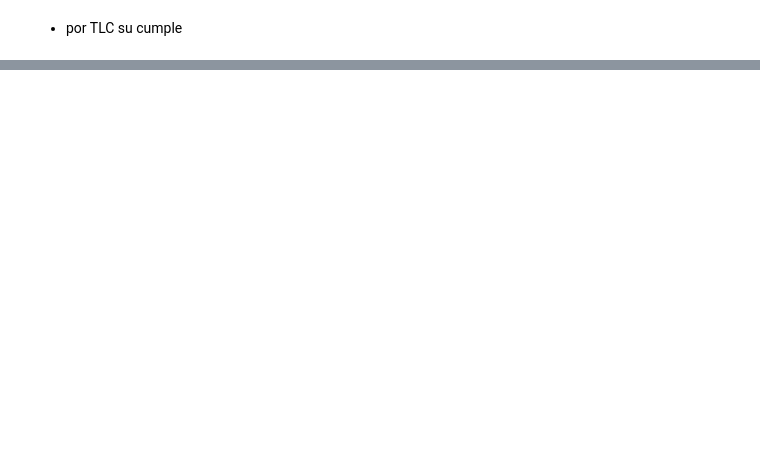
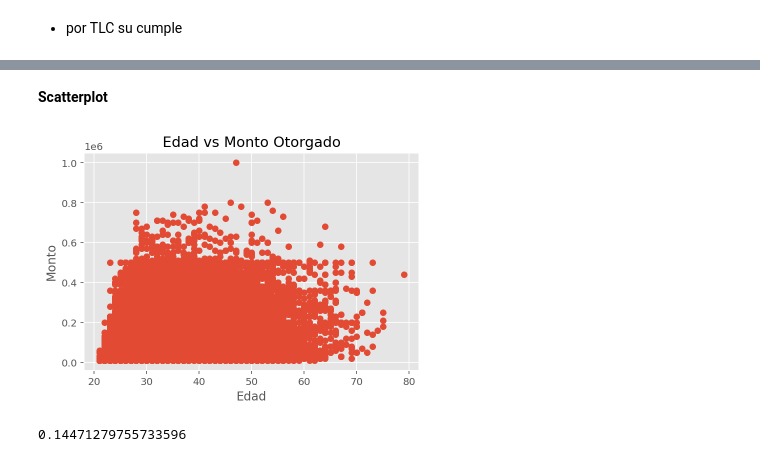
Before and after one commit to Oscar19922017/ProyectoBancoAmerica, a Jupyter notebook: ProyectoBancoAmerica2022.ipynb, the cells around one changed output, grey strips where cells are left out. Drawn from its saved outputs; the diff is of its cells as text; code cells hidden in the pictures; blank space fills up the shorter version.

```diff
--- a/ProyectoBancoAmerica2022.ipynb
+++ b/ProyectoBancoAmerica2022.ipynb
@@ -578,0 +651,10 @@ print(Promedio_Boostraping) # Infrencia Remuestro Bossetraping # Yo le creo a es
+# %% [markdown]
+**Scatterplot**
+# %%
+plt.scatter(df.AGE,df.LIMIT_BAL)
+plt.title("Edad vs Monto Otorgado")
+plt.xlabel("Edad")
+plt.ylabel("Monto")
+plt.show()
+# %% [output]
+[figure, added]
@@ -578,0 +663,4 @@ print(Promedio_Boostraping) # Infrencia Remuestro Bossetraping # Yo le creo a es
+# %%
+pearsonr(df.AGE,df.LIMIT_BAL)[0]
+# %% [output]
+0.14471279755733596
```
Also changed, not shown: parts of 33 cells of this notebook.
